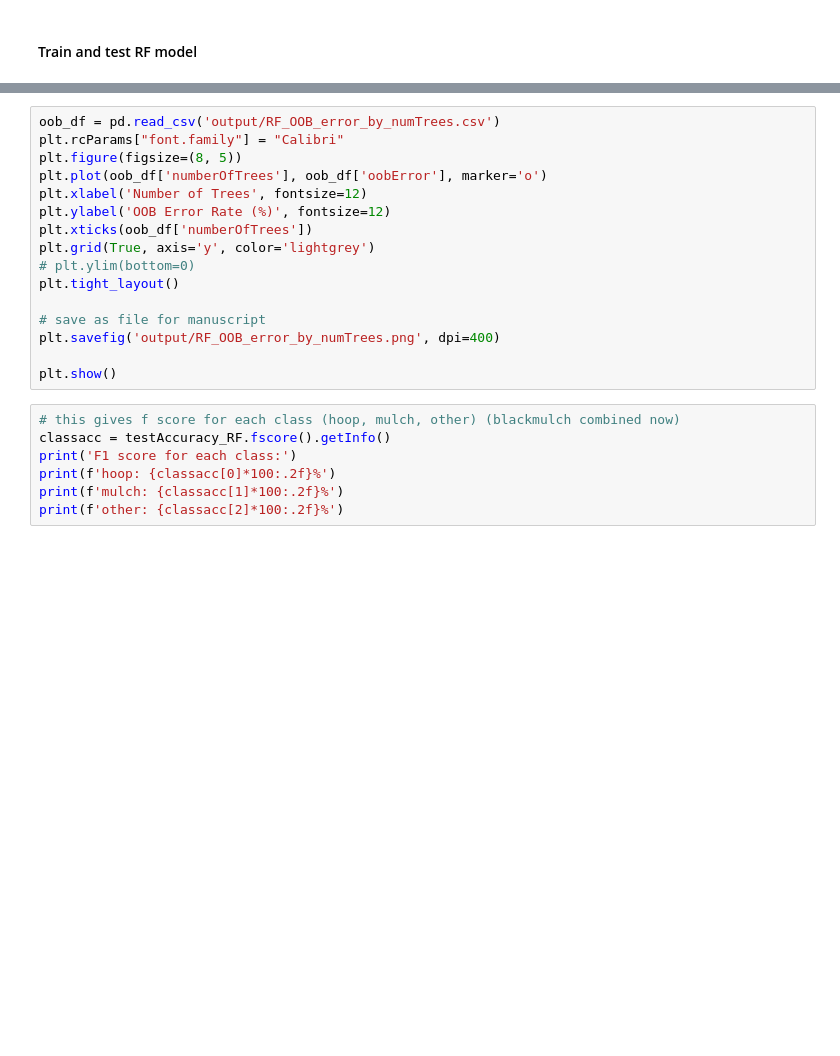
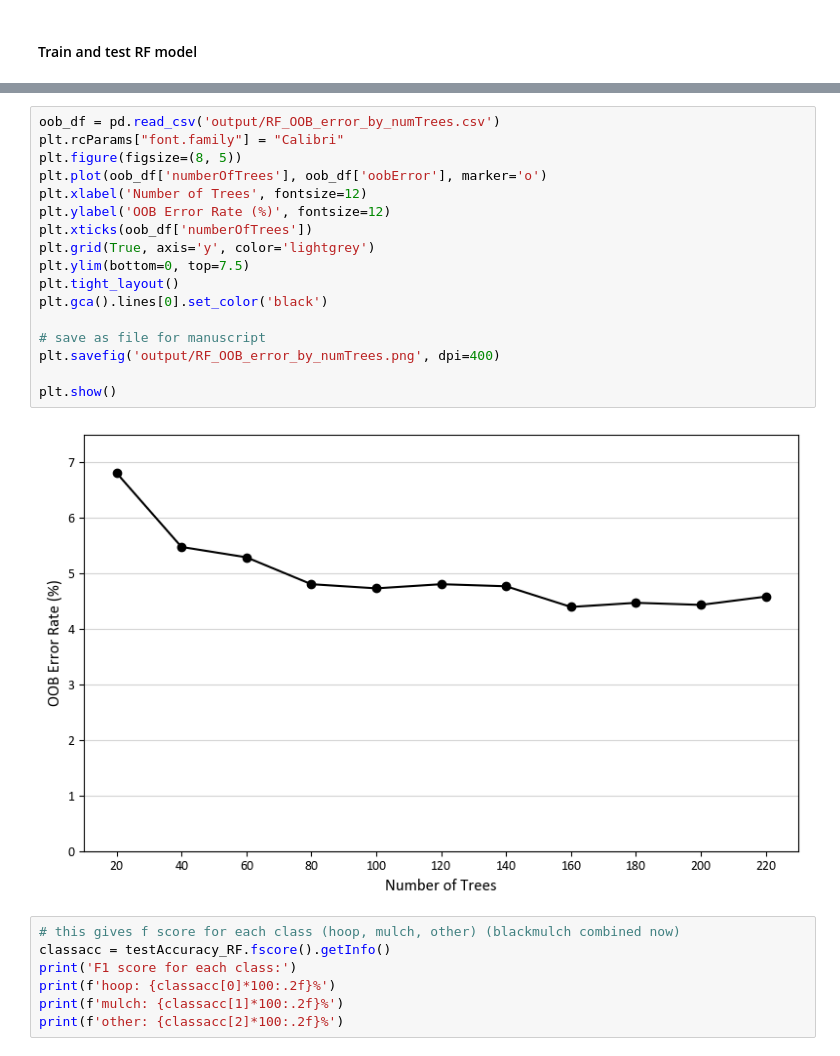
Before and after one commit to tnc-ca-geo/rs-ag-plastics, a Jupyter notebook: Full_Classification_Workflow_ATworking.ipynb, the cells around one changed output, grey strips where cells are left out. Cells and saved outputs as stored; diff of their text form; blank space fills up the shorter version.

```diff
--- a/Full_Classification_Workflow_ATworking.ipynb
+++ b/Full_Classification_Workflow_ATworking.ipynb
@@ -1438,19 +1566,22 @@ oob_df.to_csv('output/RF_OOB_error_by_numTrees.csv', index=False)
 # %%
 oob_df = pd.read_csv('output/RF_OOB_error_by_numTrees.csv')
 plt.rcParams["font.family"] = "Calibri"
 plt.figure(figsize=(8, 5))
 plt.plot(oob_df['numberOfTrees'], oob_df['oobError'], marker='o')
 plt.xlabel('Number of Trees', fontsize=12)
 plt.ylabel('OOB Error Rate (%)', fontsize=12)
 plt.xticks(oob_df['numberOfTrees'])
 plt.grid(True, axis='y', color='lightgrey')
-# plt.ylim(bottom=0)
+plt.ylim(bottom=0, top=7.5)
 plt.tight_layout()
+plt.gca().lines[0].set_color('black')
 
 # save as file for manuscript
 plt.savefig('output/RF_OOB_error_by_numTrees.png', dpi=400)
 
 plt.show()
+# %% [output]
+[figure, added]
 # %%
 # this gives f score for each class (hoop, mulch, other) (blackmulch combined now)
 classacc = testAccuracy_RF.fscore().getInfo()
```
Also changed, not shown: parts of 11 cells of this notebook, 1 other file.
